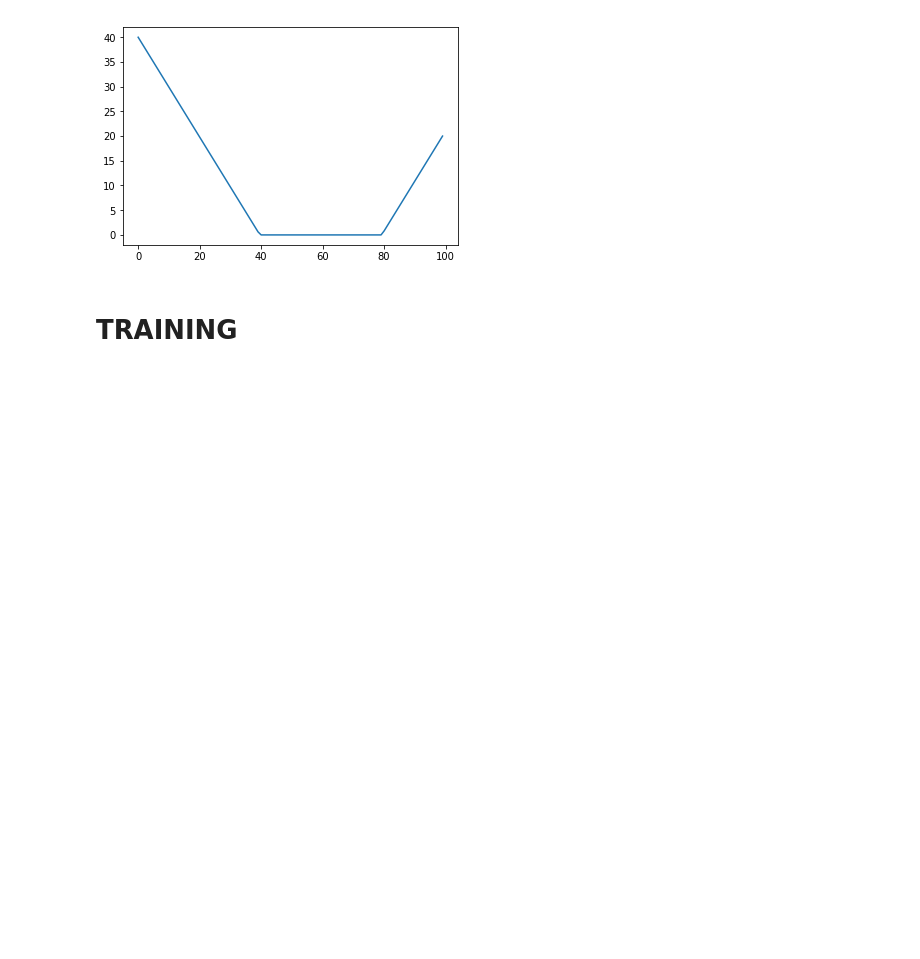
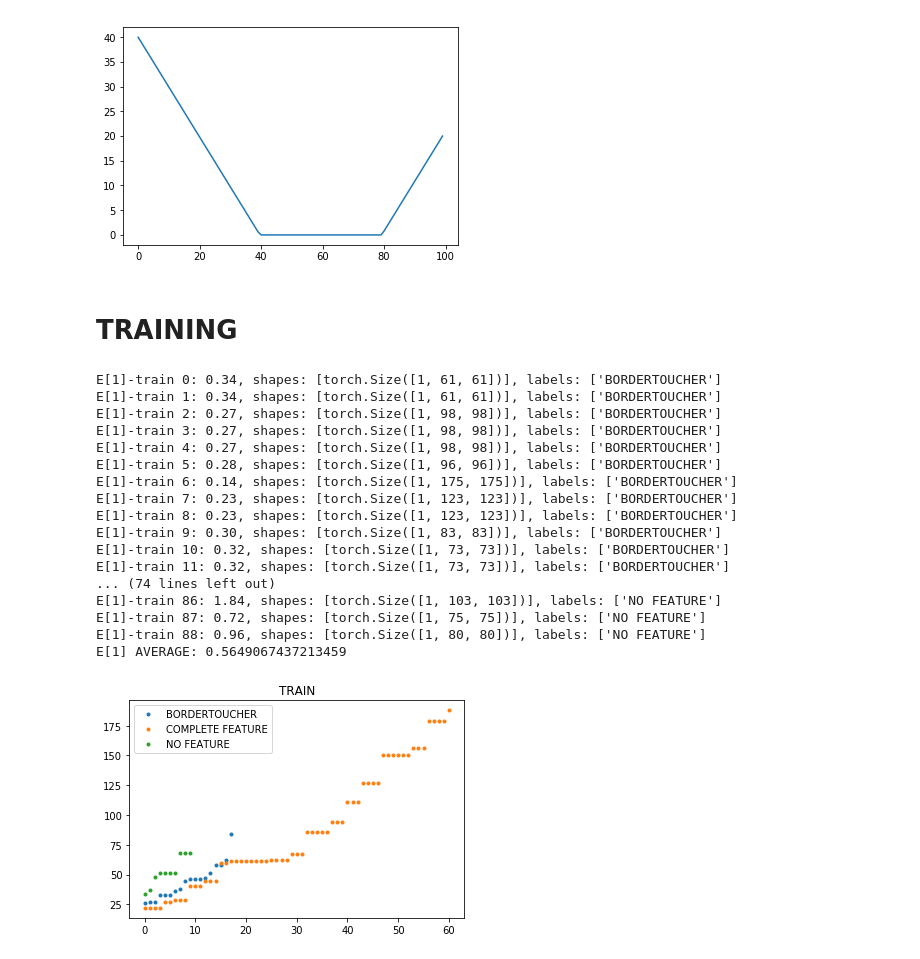
Before and after one commit to MoonVision/zeiss-apollo, a Jupyter notebook: vision/test_basic_convs.ipynb, the cells around one changed output. Drawn from its saved outputs; the diff is of its cells as text; code cells hidden in the pictures; blank space fills up the shorter version.

Commit message:
Sofmax, gpu, train loop

```diff
--- a/vision/test_basic_convs.ipynb
+++ b/vision/test_basic_convs.ipynb
@@ -107,4 +91,9 @@ TRUTH_BOUNDS = {"NO FEATURE": (0, 100),
 # %% [markdown]
 # TRAINING
+# %%
+TRUTH_BOUNDS = {"NO FEATURE": (0, 100//4),
+                "COMPLETE FEATURE": (900//4, 2000//4),
+                "BORDERTOUCHER" : (500//4, 1800//4)
+               }
 # %%
 from torch import optim
@@ -111,2 +154,14 @@ from torch import optim
 # %%
+###########################
+m = SlimWide()
+torchvision_default_initialize_weights(m)
+
+if torch.cuda.is_available():
+    device = torch.device("cuda")
+else:
+    device = torch.device("cpu")
+
+m.to(device)
+
 optimizer = optim.SGD(m.parameters(), lr=1e-5, momentum=0.9, weight_decay=1e-4)
+epoch_nr = 0
@@ -115,0 +168,24 @@ def train_epoch(ds, m, optimizer):
+# %%
+if True:
+    losses = run_epoch(ds_train, m, optimizer, epoch_nr=epoch_nr, train=True)
+    print(f"E[{epoch_nr}] AVERAGE:", sum(losses)/len(losses))
+    epoch_nr += 1
+# %% [output]
+E[1]-train 0: 0.34, shapes: [torch.Size([1, 61, 61])], labels: ['BORDERTOUCHER']
+E[1]-train 1: 0.34, shapes: [torch.Size([1, 61, 61])], labels: ['BORDERTOUCHER']
+E[1]-train 2: 0.27, shapes: [torch.Size([1, 98, 98])], labels: ['BORDERTOUCHER']
+E[1]-train 3: 0.27, shapes: [torch.Size([1, 98, 98])], labels: ['BORDERTOUCHER']
+E[1]-train 4: 0.27, shapes: [torch.Size([1, 98, 98])], labels: ['BORDERTOUCHER']
+E[1]-train 5: 0.28, shapes: [torch.Size([1, 96, 96])], labels: ['BORDERTOUCHER']
+E[1]-train 6: 0.14, shapes: [torch.Size([1, 175, 175])], labels: ['BORDERTOUCHER']
+E[1]-train 7: 0.23, shapes: [torch.Size([1, 123, 123])], labels: ['BORDERTOUCHER']
+E[1]-train 8: 0.23, shapes: [torch.Size([1, 123, 123])], labels: ['BORDERTOUCHER']
+E[1]-train 9: 0.30, shapes: [torch.Size([1, 83, 83])], labels: ['BORDERTOUCHER']
+E[1]-train 10: 0.32, shapes: [torch.Size([1, 73, 73])], labels: ['BORDERTOUCHER']
+E[1]-train 11: 0.32, shapes: [torch.Size([1, 73, 73])], labels: ['BORDERTOUCHER']
+... (74 lines left out)
+E[1]-train 86: 1.84, shapes: [torch.Size([1, 103, 103])], labels: ['NO FEATURE']
+E[1]-train 87: 0.72, shapes: [torch.Size([1, 75, 75])], labels: ['NO FEATURE']
+E[1]-train 88: 0.96, shapes: [torch.Size([1, 80, 80])], labels: ['NO FEATURE']
+E[1] AVERAGE: 0.5649067437213459
+[figure, added]
```
Also changed, not shown: parts of 13 cells of this notebook, 4 other files.
